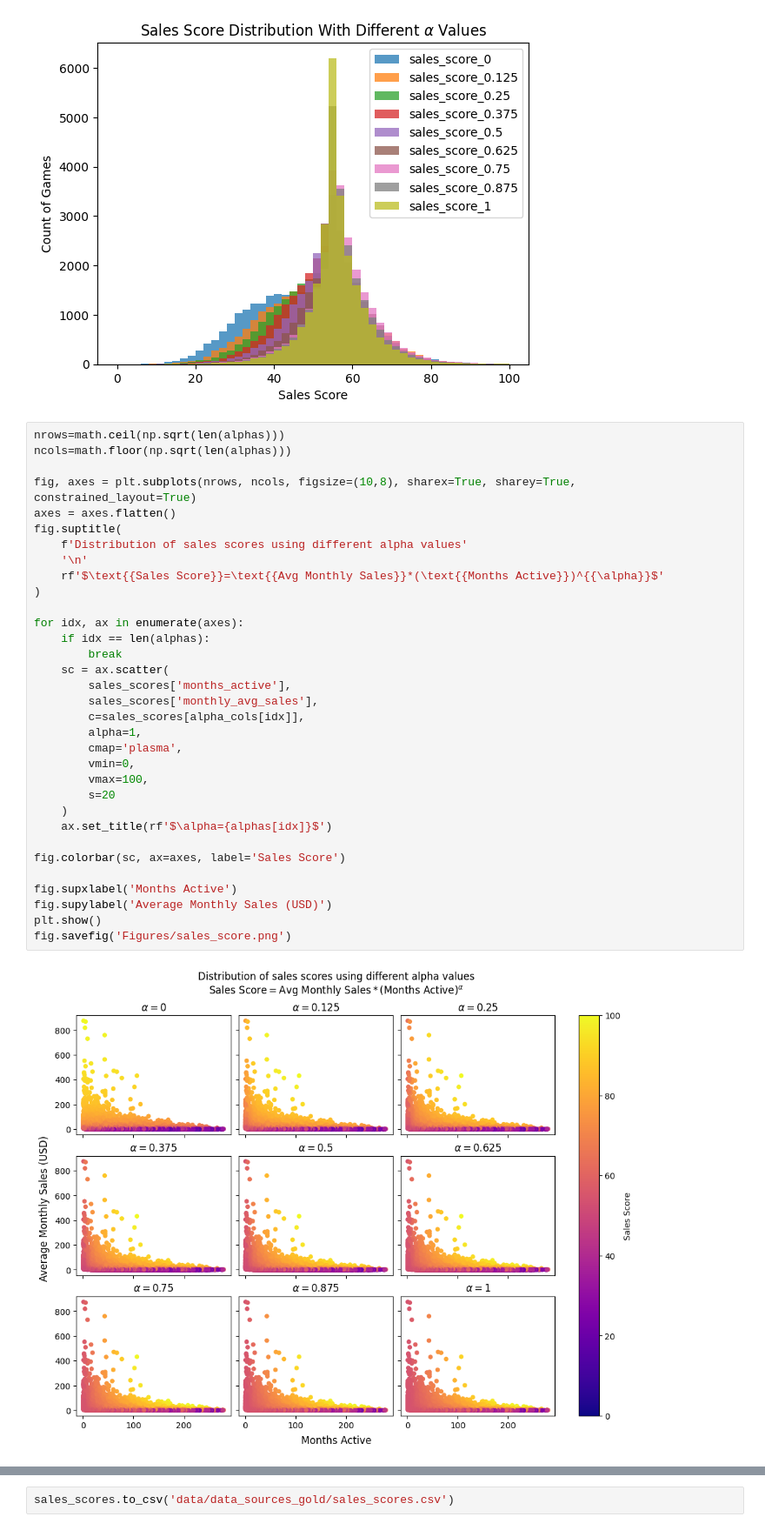
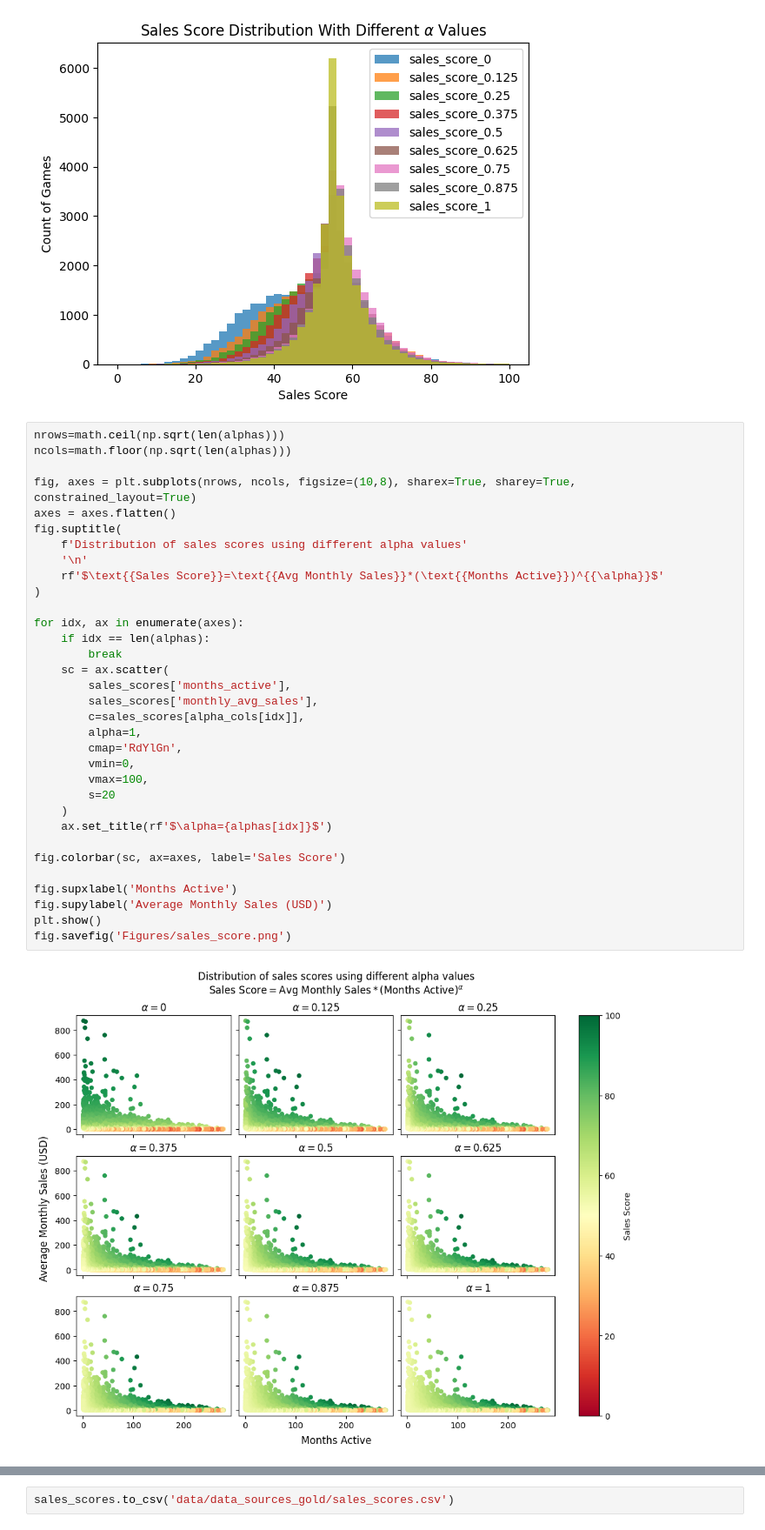
Before and after one commit to DanielBuccos/projects, a Jupyter notebook: Python/BoardGameGeek_Analysis/Sales EDA and Score.ipynb, the cells around one changed output, grey strips where cells are left out. Shown at 87% size. Cells and saved outputs as stored; diff of their text form.

```diff
--- a/Python/BoardGameGeek_Analysis/Sales EDA and Score.ipynb
+++ b/Python/BoardGameGeek_Analysis/Sales EDA and Score.ipynb
@@ -271,35 +277,35 @@ ncols=math.floor(np.sqrt(len(alphas)))
 
 fig, axes = plt.subplots(nrows, ncols, figsize=(10,8), sharex=True, sharey=True, constrained_layout=True)
 axes = axes.flatten()
 fig.suptitle(
     f'Distribution of sales scores using different alpha values'
     '\n'
     rf'$\text{{Sales Score}}=\text{{Avg Monthly Sales}}*(\text{{Months Active}})^{{\alpha}}$'
 )
 
 for idx, ax in enumerate(axes):
     if idx == len(alphas):
         break
     sc = ax.scatter(
         sales_scores['months_active'],
         sales_scores['monthly_avg_sales'],
         c=sales_scores[alpha_cols[idx]],
         alpha=1,
-        cmap='plasma',
+        cmap='RdYlGn',
         vmin=0,
         vmax=100,
         s=20
     )
     ax.set_title(rf'$\alpha={alphas[idx]}$')
 
 fig.colorbar(sc, ax=axes, label='Sales Score')
 
 fig.supxlabel('Months Active')
 fig.supylabel('Average Monthly Sales (USD)')
 plt.show()
 fig.savefig('Figures/sales_score.png')
 # %% [output]
-[figure, old version]
+[figure, new version]
 # %%
 plt.figure(figsize=(8, 5))
 
```
Also changed, not shown: parts of 11 cells of this notebook, 11 other files.
